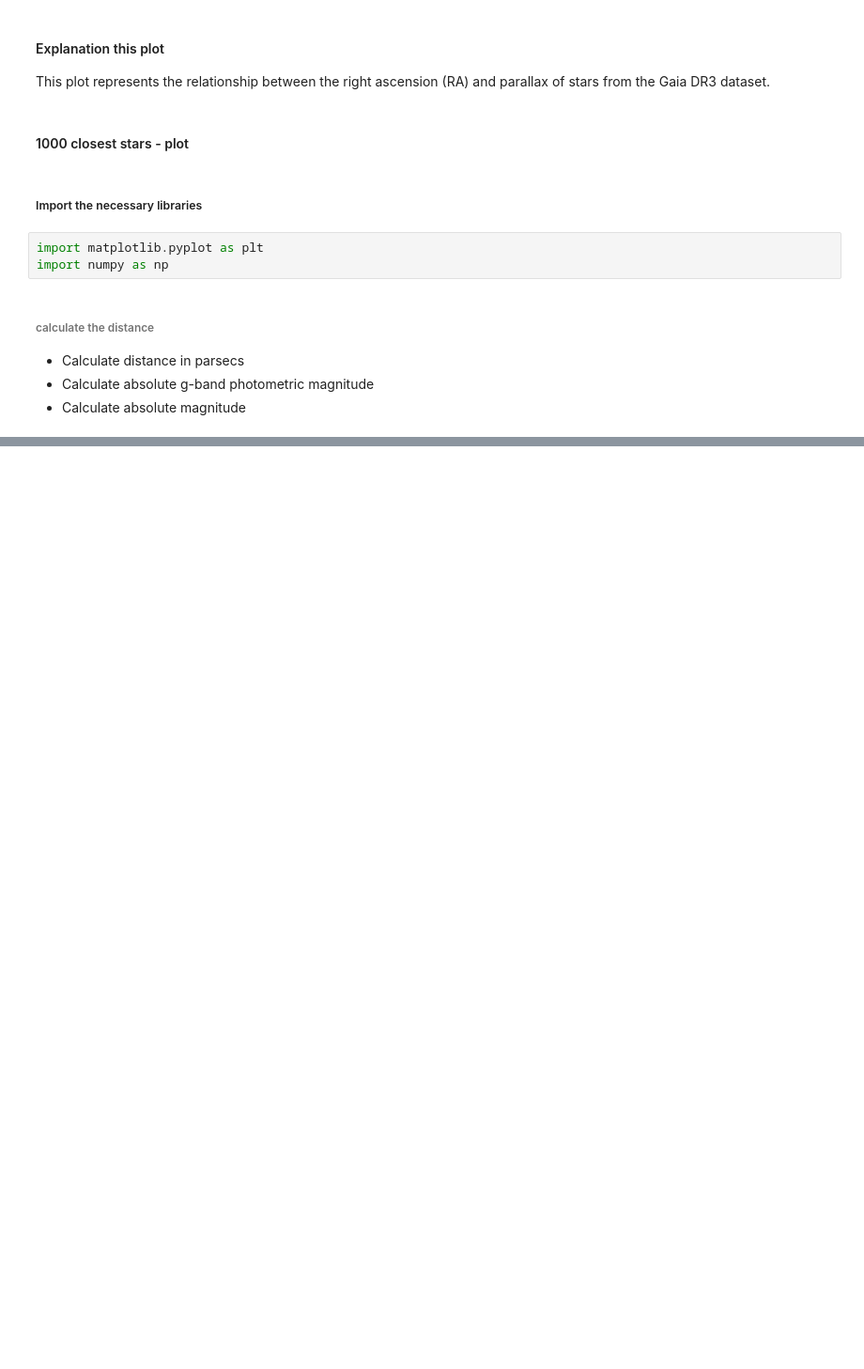
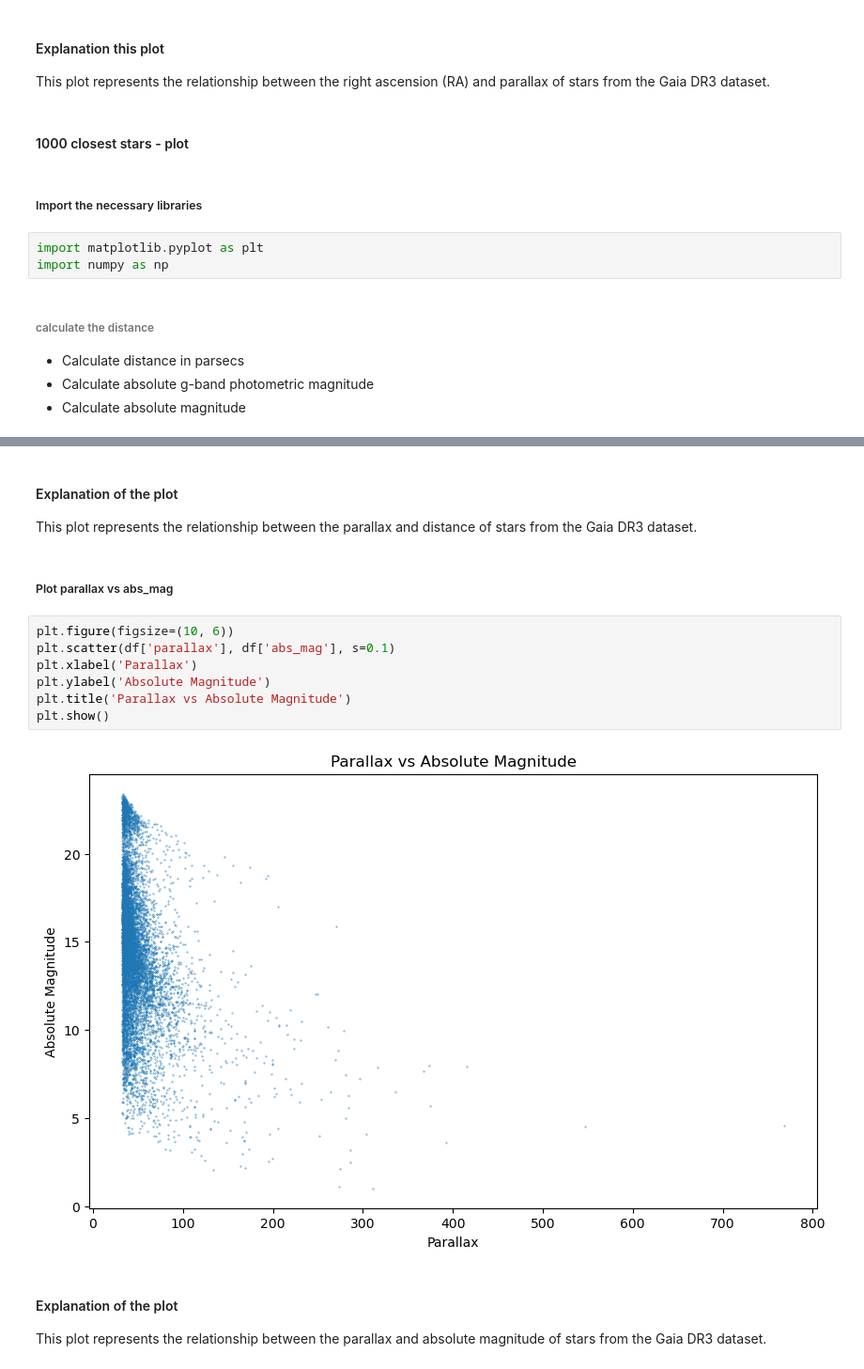
Before and after one commit to cevheri/Intro-to-Astro2024, a Jupyter notebook: Week4_TESS_Gaia/ADQL.ipynb, the cells around one changed output, grey strips where cells are left out. Shown: that part at 94% size. Saved outputs shown, nothing was run; the diff lists cells and outputs as text; blank space fills up the shorter version.

```diff
--- a/Week4_TESS_Gaia/ADQL.ipynb
+++ b/Week4_TESS_Gaia/ADQL.ipynb
@@ -160,0 +190,17 @@ df.head()
+# %% [markdown]
+#### Explanation of the plot
+This plot represents the relationship between the parallax and distance of stars from the Gaia DR3 dataset.
+# %% [markdown]
+##### Plot parallax vs abs_mag
+# %%
+plt.figure(figsize=(10, 6))
+plt.scatter(df['parallax'], df['abs_mag'], s=0.1)
+plt.xlabel('Parallax')
+plt.ylabel('Absolute Magnitude')
+plt.title('Parallax vs Absolute Magnitude')
+plt.show()
+# %% [output]
+[figure, added]
+# %% [markdown]
+#### Explanation of the plot
+This plot represents the relationship between the parallax and absolute magnitude of stars from the Gaia DR3 dataset.
```
Also changed, not shown: parts of 9 cells of this notebook.
